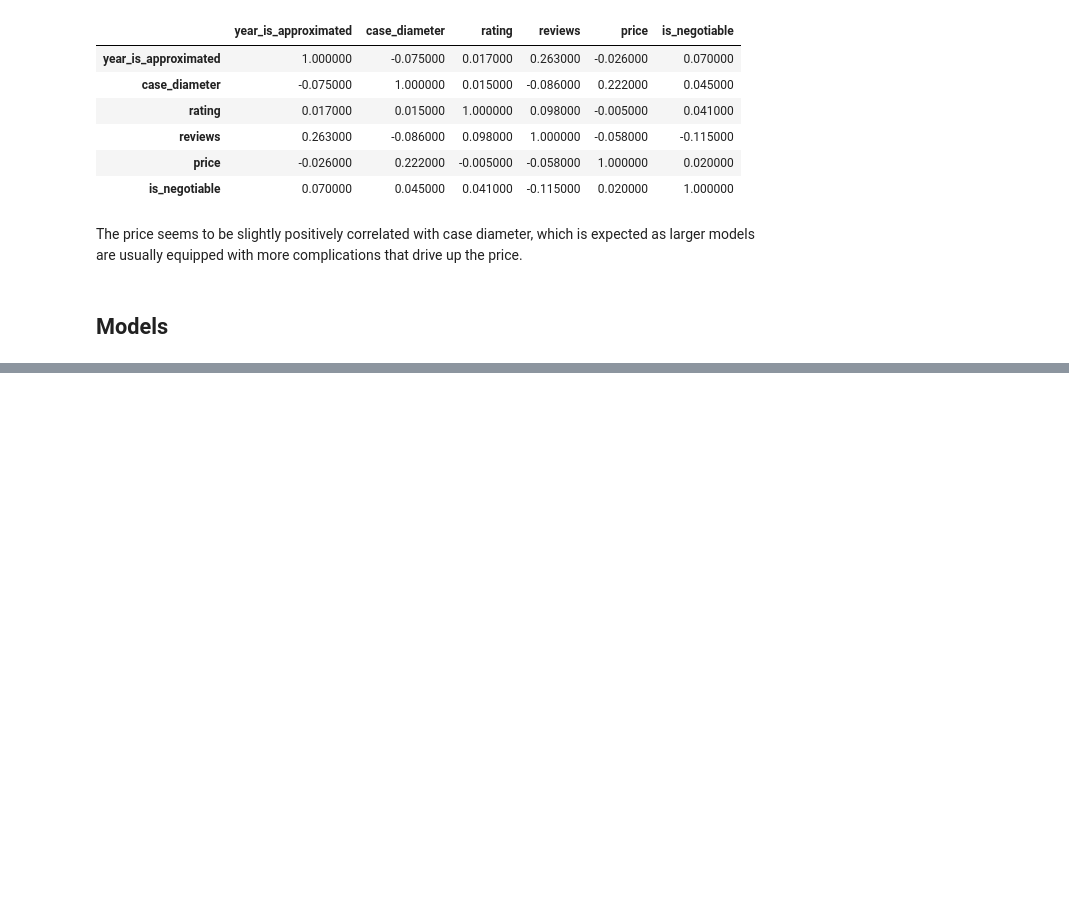
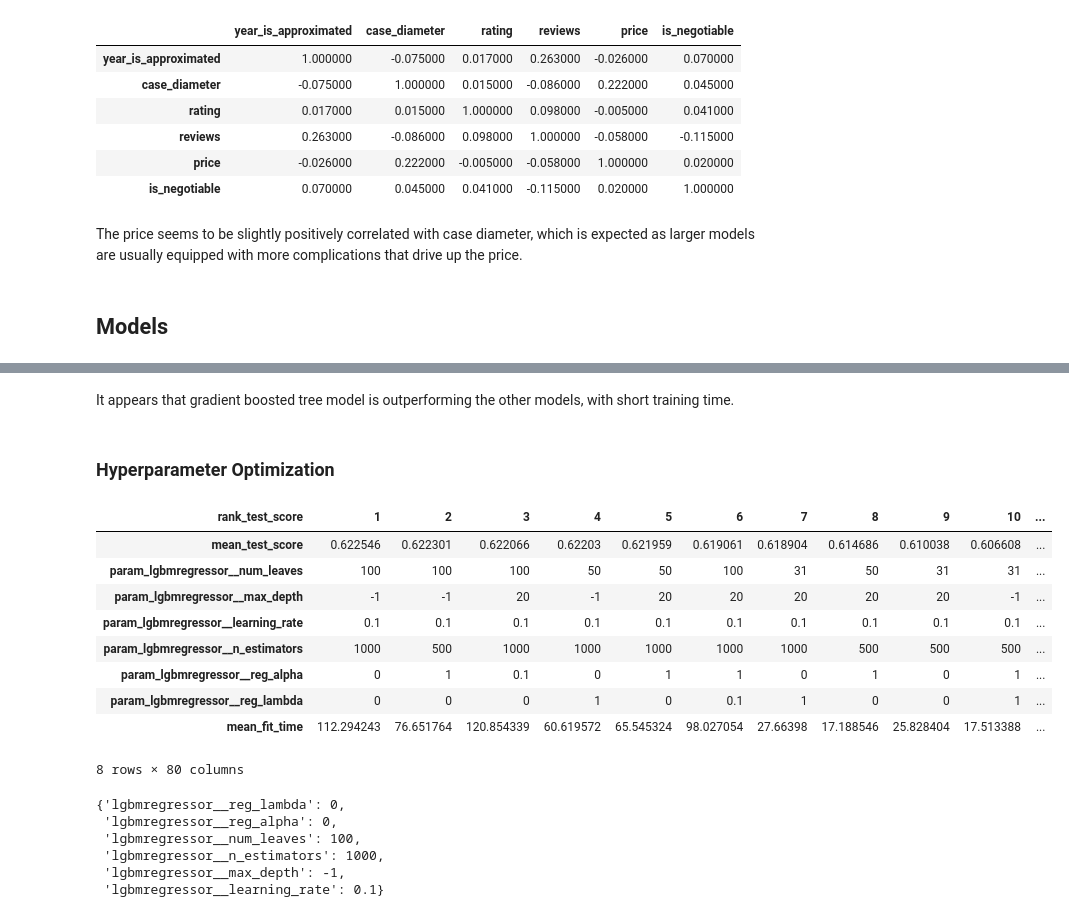
Before and after one commit to fohy24/Rolex-fair-price-predictor, a Jupyter notebook: Rolex price prediction.ipynb, the cells around one changed output, grey strips where cells are left out. Drawn from its saved outputs; the diff is of its cells as text; code cells hidden in the pictures; blank space fills up the shorter version.

```diff
--- a/Rolex price prediction.ipynb
+++ b/Rolex price prediction.ipynb
@@ -360,0 +460,51 @@ pd.DataFrame(results_dict).T
+# %% [markdown]
+It appears that gradient boosted tree model is outperforming the other models, with short training time.
+# %% [markdown]
+### Hyperparameter Optimization
+# %%
+param_grid = {
+    "lgbmregressor__num_leaves": np.arange(100, 10001, 100),
+    "lgbmregressor__learning_rate": np.arange(0.0001, 0.011, 0.001),
+    "lgbmregressor__n_estimators": np.arange(100, 10001, 100)
+}
+# %%
+random_search = RandomizedSearchCV(
+    lightgbm,
+    param_distributions=param_grid,
+    n_iter=100,
+    n_jobs=-1,
+    return_train_score=True,
+    random_state=123
+)
+random_search.fit(X_train, y_train)
+# %%
+pd.DataFrame(random_search.cv_results_)[
+    [
+        "mean_test_score",
+        "param_lgbmregressor__num_leaves",
+        "param_lgbmregressor__learning_rate",
+        "param_lgbmregressor__n_estimators",
+        "mean_fit_time",
+        "rank_test_score",
+    ]
+].set_index("rank_test_score").sort_index().T
+# %% [output]
+| rank_test_score | 1 | 2 | 3 | 4 | 5 | 6 | 7 | 8 | 9 | 10 | ... |
+| mean_test_score | 0.622546 | 0.622301 | 0.622066 | 0.62203 | 0.621959 | 0.619061 | 0.618904 | 0.614686 | 0.610038 | 0.606608 | ... |
+| param_lgbmregressor__num_leaves | 100 | 100 | 100 | 50 | 50 | 100 | 31 | 50 | 31 | 31 | ... |
+| param_lgbmregressor__max_depth | -1 | -1 | 20 | -1 | 20 | 20 | 20 | 20 | 20 | -1 | ... |
+| param_lgbmregressor__learning_rate | 0.1 | 0.1 | 0.1 | 0.1 | 0.1 | 0.1 | 0.1 | 0.1 | 0.1 | 0.1 | ... |
+| param_lgbmregressor__n_estimators | 1000 | 500 | 1000 | 1000 | 1000 | 1000 | 1000 | 500 | 500 | 500 | ... |
+| param_lgbmregressor__reg_alpha | 0 | 1 | 0.1 | 0 | 1 | 1 | 0 | 1 | 0 | 1 | ... |
+| param_lgbmregressor__reg_lambda | 0 | 0 | 0 | 1 | 0 | 0.1 | 1 | 0 | 0 | 1 | ... |
+| mean_fit_time | 112.294243 | 76.651764 | 120.854339 | 60.619572 | 65.545324 | 98.027054 | 27.66398 | 17.188546 | 25.828404 | 17.513388 | ... |
+8 rows × 80 columns
+# %%
+random_search.best_params_
+# %% [output]
+{'lgbmregressor__reg_lambda': 0,
+ 'lgbmregressor__reg_alpha': 0,
+ 'lgbmregressor__num_leaves': 100,
+ 'lgbmregressor__n_estimators': 1000,
+ 'lgbmregressor__max_depth': -1,
+ 'lgbmregressor__learning_rate': 0.1}
```
Also changed, not shown: parts of 19 cells of this notebook.
